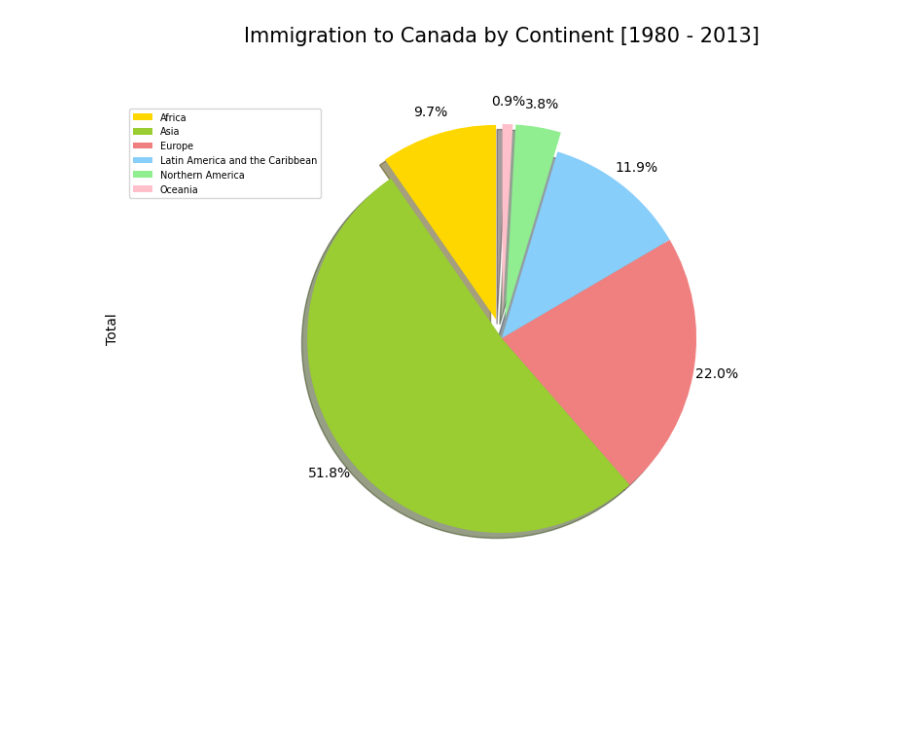
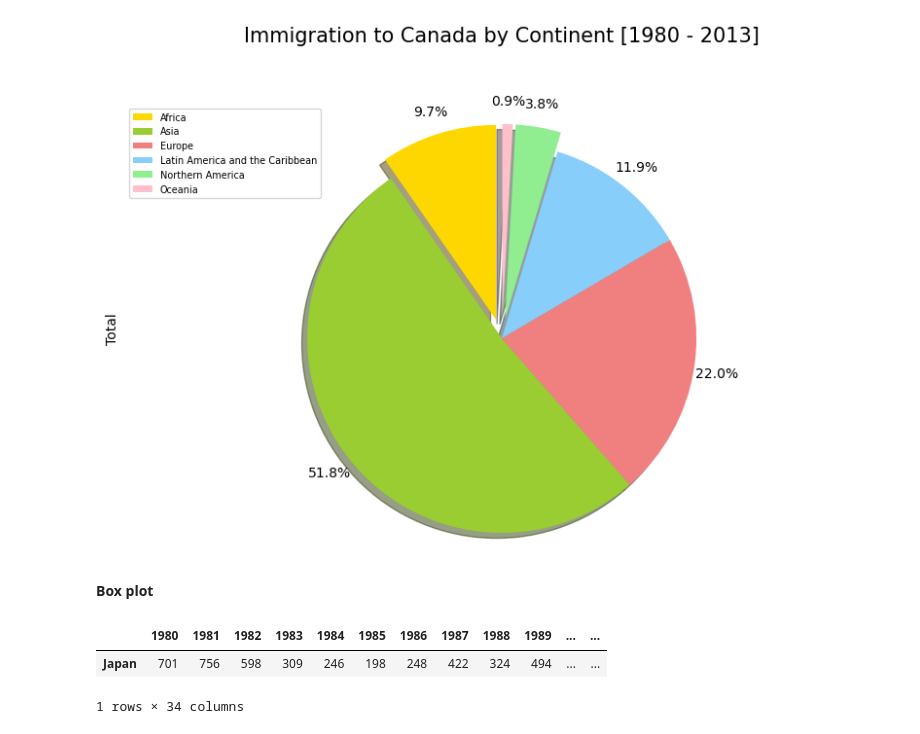
Before and after one commit to CyberWol-12/Data_Visualization_with_Python, a Jupyter notebook: data_visualizataion_with_python/2.matplotlib_lineplot.ipynb, the cells around one changed output. Saved outputs shown, nothing was run; the diff lists cells and outputs as text; code cells hidden in the pictures; blank space fills up the shorter version.

```diff
--- a/data_visualizataion_with_python/2.matplotlib_lineplot.ipynb
+++ b/data_visualizataion_with_python/2.matplotlib_lineplot.ipynb
@@ -425,3 +425,12 @@ plt.legend(labels = df_continent.index,loc = 'upper left',fontsize = 7)
 plt.show()
 # %% [output]
 [figure]
+# %% [markdown]
+**Box plot**
+# %%
+df_japan = df.loc[['Japan'],years]
+df_japan.head()
+# %% [output]
+|  | 1980 | 1981 | 1982 | 1983 | 1984 | 1985 | 1986 | 1987 | 1988 | 1989 | ... | ... |
+| Japan | 701 | 756 | 598 | 309 | 246 | 198 | 248 | 422 | 324 | 494 | ... | ... |
+1 rows × 34 columns
```
